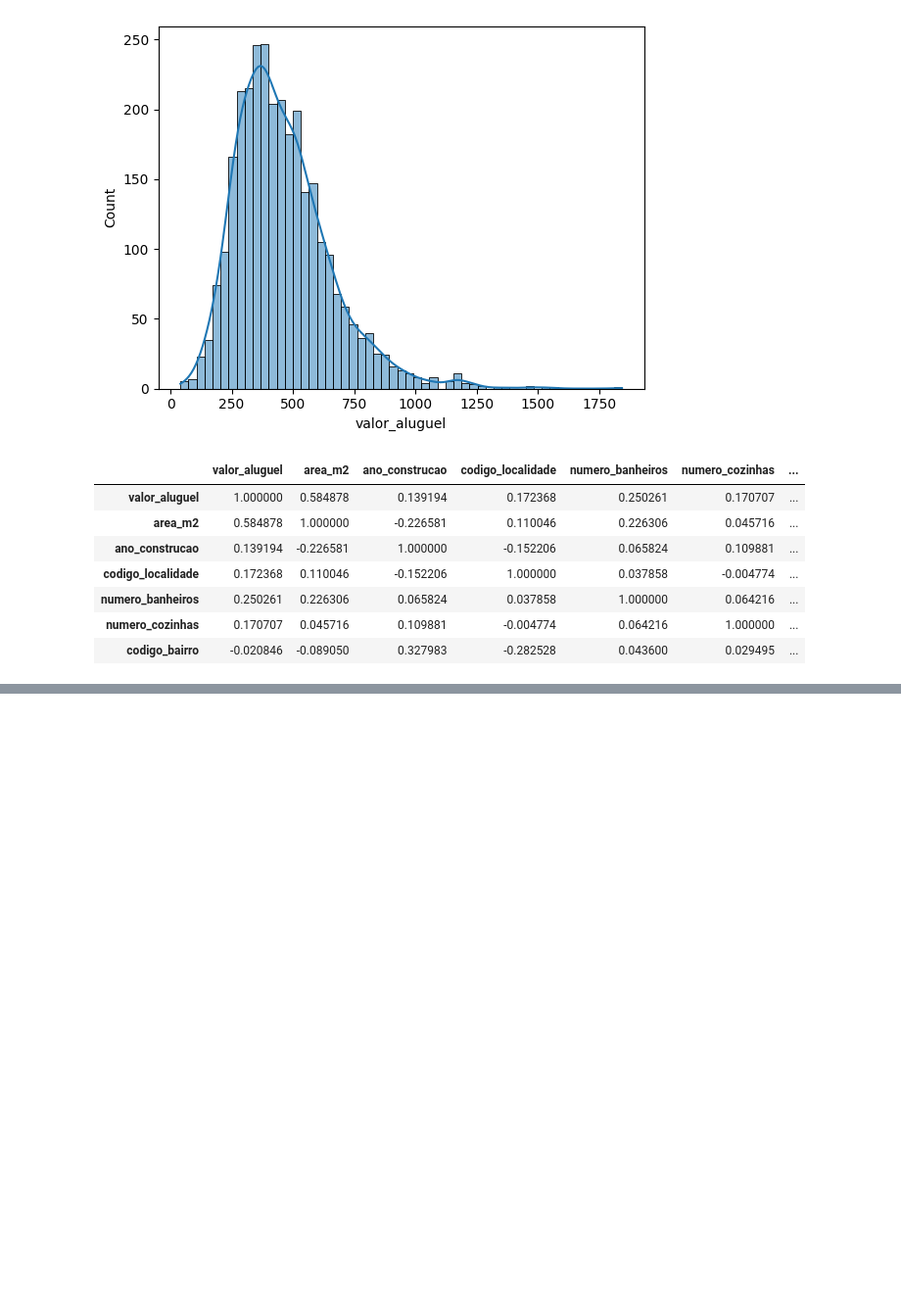
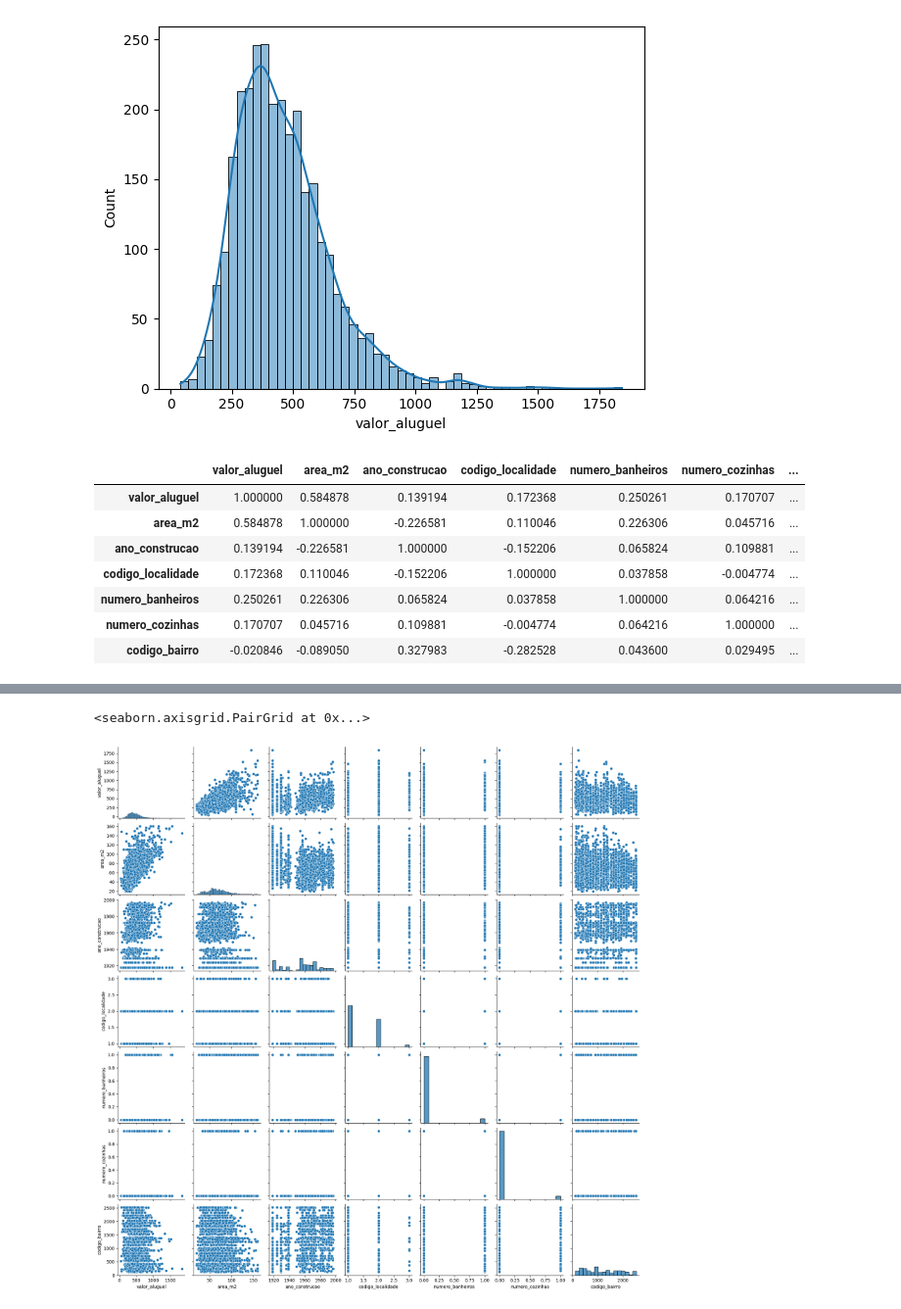
Before and after one commit to F-Neres/Python_for_Data_Science, a Jupyter notebook: Notas/Pacotes/statsmodels.ipynb, the cells around one changed output, grey strips where cells are left out. Shown at 98% size. Cells and saved outputs as stored; diff of their text form; code cells hidden in the pictures; blank space fills up the shorter version.

```diff
--- a/Notas/Pacotes/statsmodels.ipynb
+++ b/Notas/Pacotes/statsmodels.ipynb
@@ -123,0 +154,5 @@ dados.corr()
+# %%
+sbn.pairplot(dados)
+# %% [output]
+<seaborn.axisgrid.PairGrid at 0x...>
+[figure, added]
```
Also changed, not shown: parts of 5 cells of this notebook, 2 other files.
